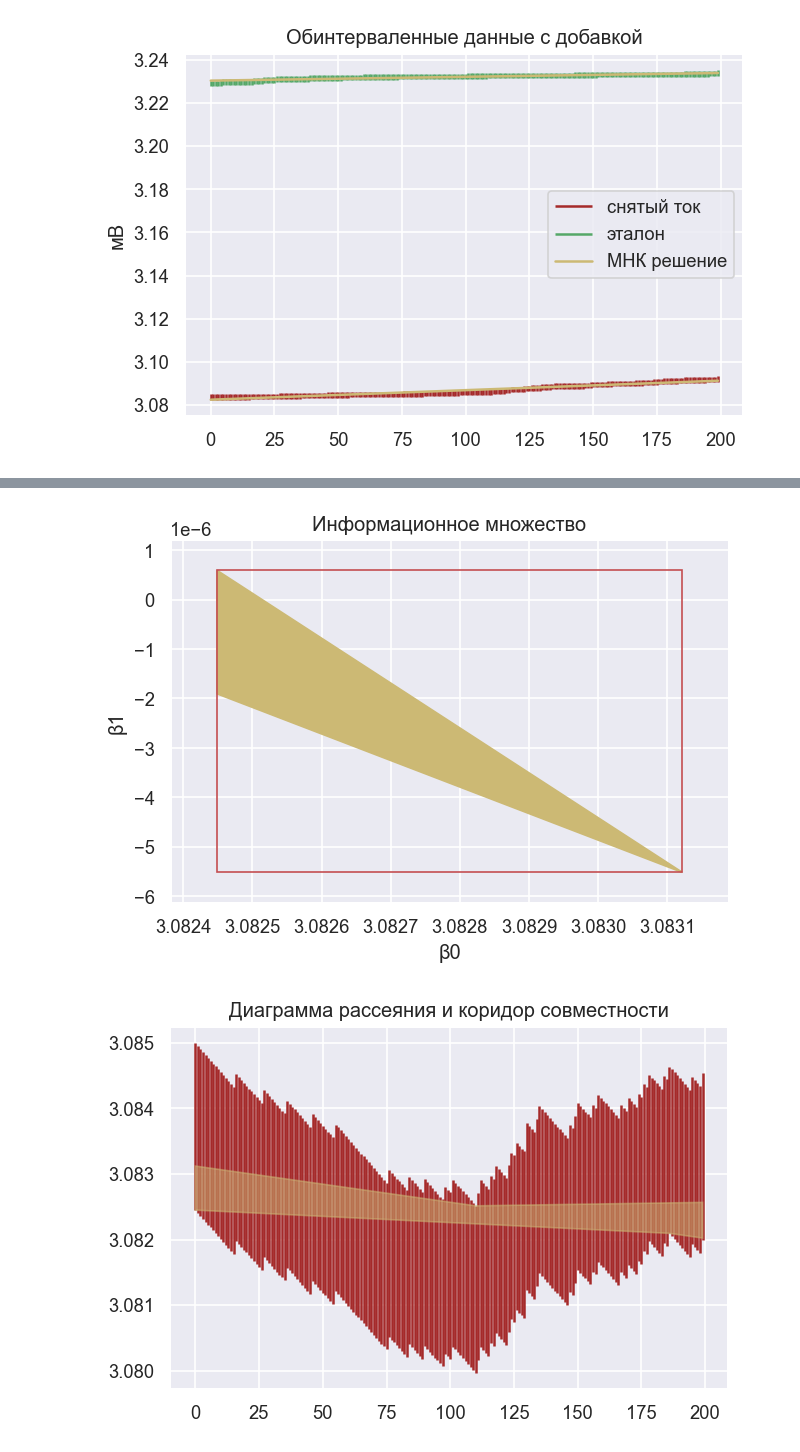
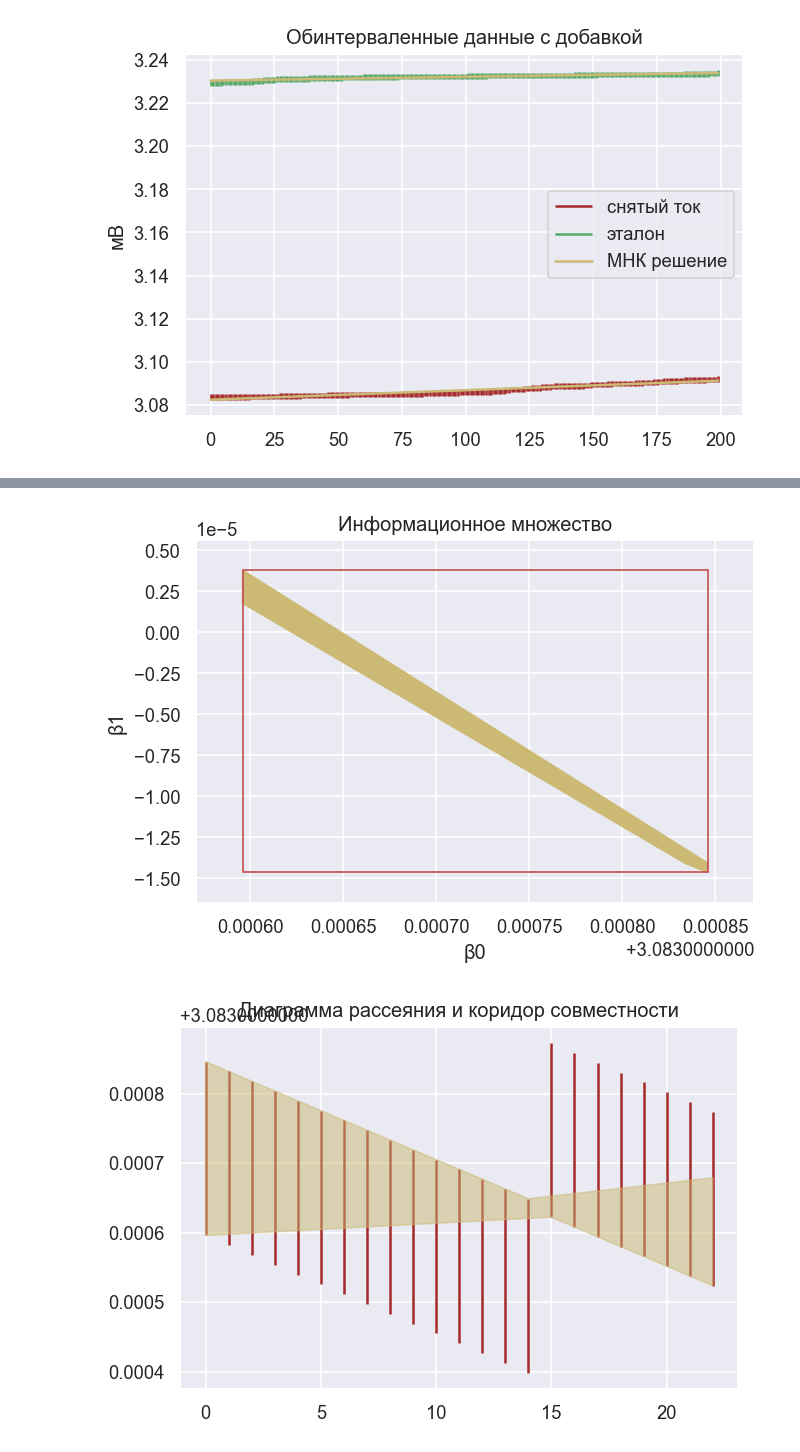
Before and after one commit to Brahialis0209/interval_analysis_spbpu, a Jupyter notebook: second/lab2.ipynb, the cells around one changed output, grey strips where cells are left out. Drawn from its saved outputs; the diff is of its cells as text; code cells hidden in the pictures.

```diff
--- a/second/lab2.ipynb
+++ b/second/lab2.ipynb
@@ -13,8 +13,14 @@ mpl.rcParams['figure.dpi'] = 120
 # %%
 df1 = pd.read_csv('Канал 1_500nm_2mm.csv', delimiter=';')
 df1.columns = ['мВ', 'мА']
+df1_1 = df1[1:24]
+df1_2 = df1[25:174]
+df1_3 = df1[175:200]
 df2 = pd.read_csv('Канал 2_500nm_2mm.csv', delimiter=';')
 df2.columns = ['мВ', 'мА']
+df2_1 = df2[1:24]
+df2_2 = df2[25:174]
+df2_3 = df2[175:200]
 # %%
 plt.title('Исходные данные')
 
@@ -127,7 +293,7 @@ plt.show()
 # %% [output]
 [figure]
 # %%
-def get_info(data, rad):
+def get_info(data, rad, x):
     bt = []
     for b in tqdm(np.arange(data[0] - rad, data[0] + rad, 1e-6)):
         for i in range(1, len(data)):
@@ -266,9 +468,29 @@ plot_predict(df2, new_rad2, bt2)
 # %%
-h_mnk1 = mnk1 - sol1[1]
-h_mnk2 = mnk2 - sol2[1]
+h_mnk1_1 = mnk1_1 - sol1_1[1]
+h_mnk2_1 = mnk2_1 - sol2_1[1]
+
+h_mnk1_2 = mnk1_2 - sol1_2[1]
+h_mnk2_2 = mnk2_2 - sol2_2[1]
+
+h_mnk1_3 = mnk1_3 - sol1_3[1]
+h_mnk2_3 = mnk2_3 - sol2_3[1]
 # %%
-df1['infI'] = df1['мВ'] - new_rad1 - h_mnk1
-df1['supI'] = df1['мВ'] + new_rad1 - h_mnk1
+df1_1['infI'] = df1_1['мВ'] - new_rad1_1 - h_mnk1_1
+df1_1['supI'] = df1_1['мВ'] + new_rad1_1 - h_mnk1_1
 
-df2['infI'] = df2['мВ'] - new_rad2 - h_mnk2
-df2['supI'] = df2['мВ'] + new_rad2 - h_mnk2
+df2_1['infI'] = df2_1['мВ'] - new_rad2_1 - h_mnk2_1
+df2_1['supI'] = df2_1['мВ'] + new_rad2_1 - h_mnk2_1
+
+
+df1_2['infI'] = df1_2['мВ'] - new_rad1_2 - h_mnk1_2
+df1_2['supI'] = df1_2['мВ'] + new_rad1_2 - h_mnk1_2
+
+df2_2['infI'] = df2_2['мВ'] - new_rad2_2 - h_mnk2_2
+df2_2['supI'] = df2_2['мВ'] + new_rad2_2 - h_mnk2_2
+
+
+df1_3['infI'] = df1_3['мВ'] - new_rad1_3 - h_mnk1_3
+df1_3['supI'] = df1_3['мВ'] + new_rad1_3 - h_mnk1_3
+
+df2_3['infI'] = df2_3['мВ'] - new_rad2_3 - h_mnk2_3
+df2_3['supI'] = df2_3['мВ'] + new_rad2_3 - h_mnk2_3
@@ -275,5 +515,5 @@ df2['supI'] = df2['мВ'] + new_rad2 - h_mnk2
 # %%
-get_info((df1['мВ']- h_mnk1).tolist(), new_rad1);
+get_info((df1_1['мВ']- h_mnk1_1).tolist(), new_rad1_1, x1);
 # %% [output]
-[figure, old version]
+[figure, new version]
-[figure, old version]
+[figure, new version]
```
Also changed, not shown: parts of 41 cells of this notebook, 56 other files.
